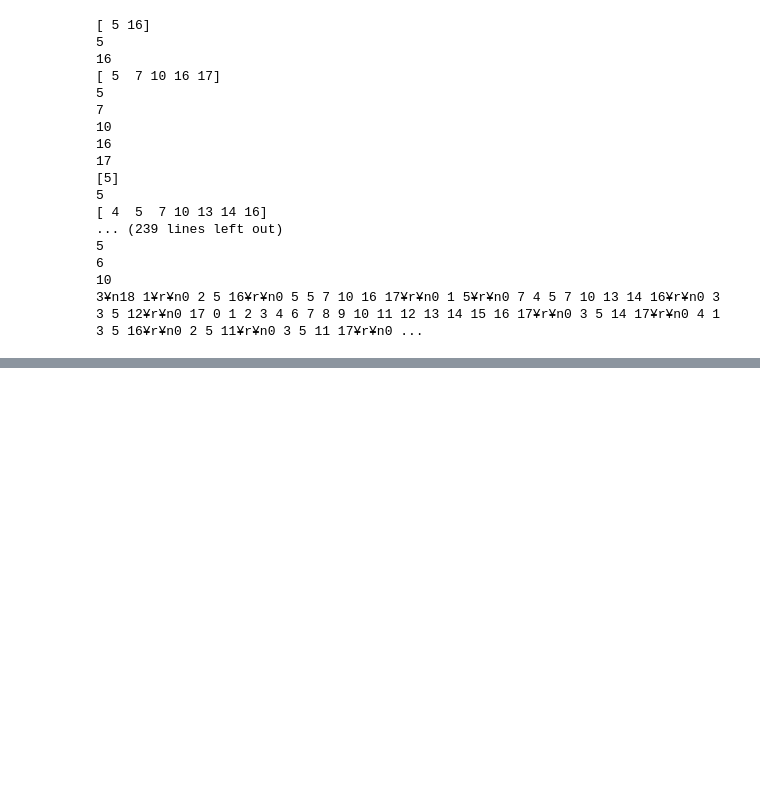
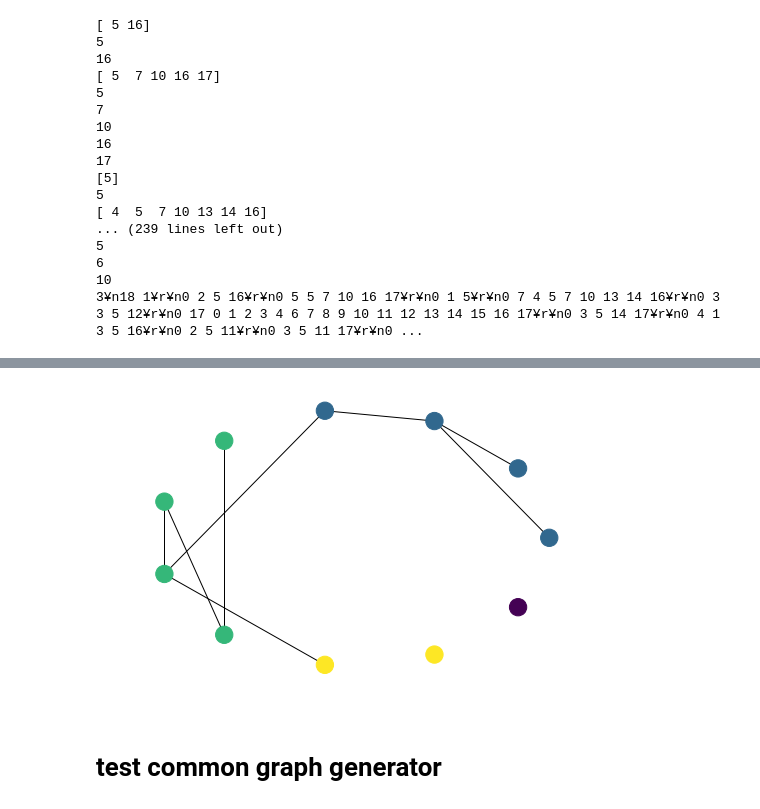
Before and after one commit to silent567/pytorch_DGCNN, a Jupyter notebook: generate_dataset/test.ipynb, the cells around one changed output, grey strips where cells are left out. Saved outputs shown, nothing was run; the diff lists cells and outputs as text; code cells hidden in the pictures; blank space fills up the shorter version.

```diff
--- a/generate_dataset/test.ipynb
+++ b/generate_dataset/test.ipynb
@@ -94,0 +111,8 @@ print(graphs2str(subgraphs,labels))
+# %%
+add_noises_to_graph(g,3)
+plot_graph(g)
+plt.show()
+# %% [output]
+[figure, added]
+# %% [markdown]
+# test common graph generator
```
Also changed, not shown: parts of 7 cells of this notebook, 4 other files.
